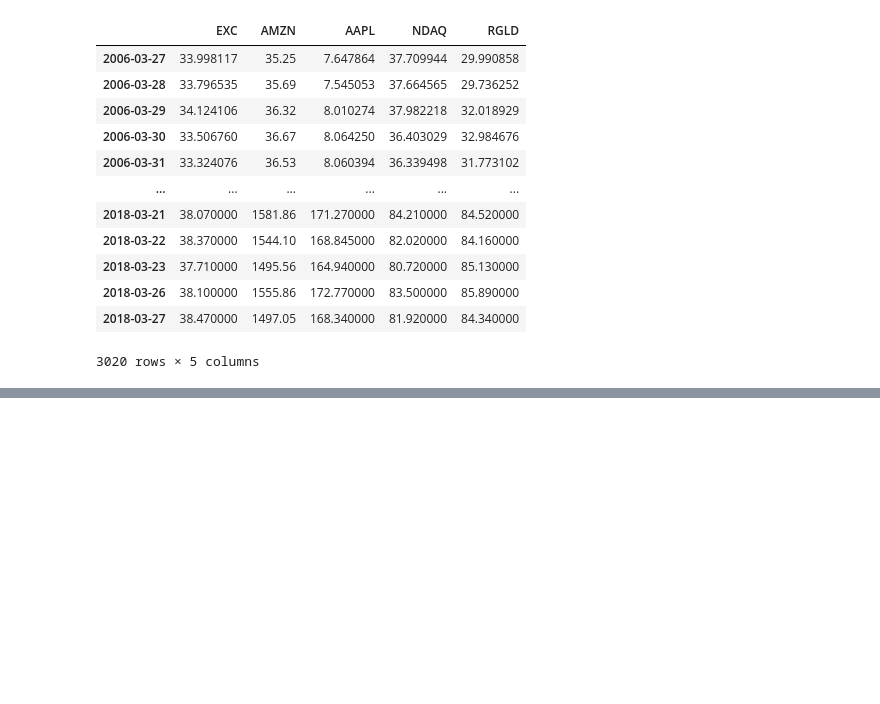
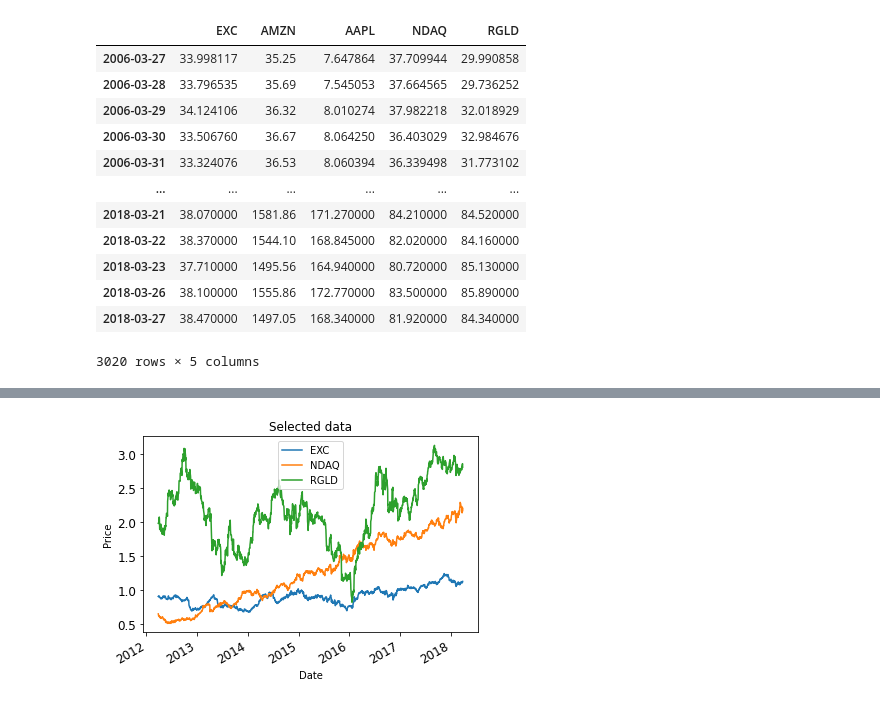
Before and after one commit to kavyakushnoor/stocks_machine_learning, a Jupyter notebook: stocks_ml/getData.ipynb, the cells around one changed output, grey strips where cells are left out. Saved outputs shown, nothing was run; the diff lists cells and outputs as text; code cells hidden in the pictures; blank space fills up the shorter version.

```diff
--- a/stocks_ml/getData.ipynb
+++ b/stocks_ml/getData.ipynb
@@ -225,0 +265,8 @@ df
+# %%
+def plot_selected(df, columns, start_index, end_index):
+    """Plot the desired columns over index values in the given range."""
+    plot_data(df.loc[start_index:end_index, columns], title="Selected data")
+
+plot_selected((df), ['EXC', 'NDAQ', 'RGLD'], "2012-03-26", "2018-03-27")
+# %% [output]
+[figure, added]
```
Also changed, not shown: parts of 6 cells of this notebook.
